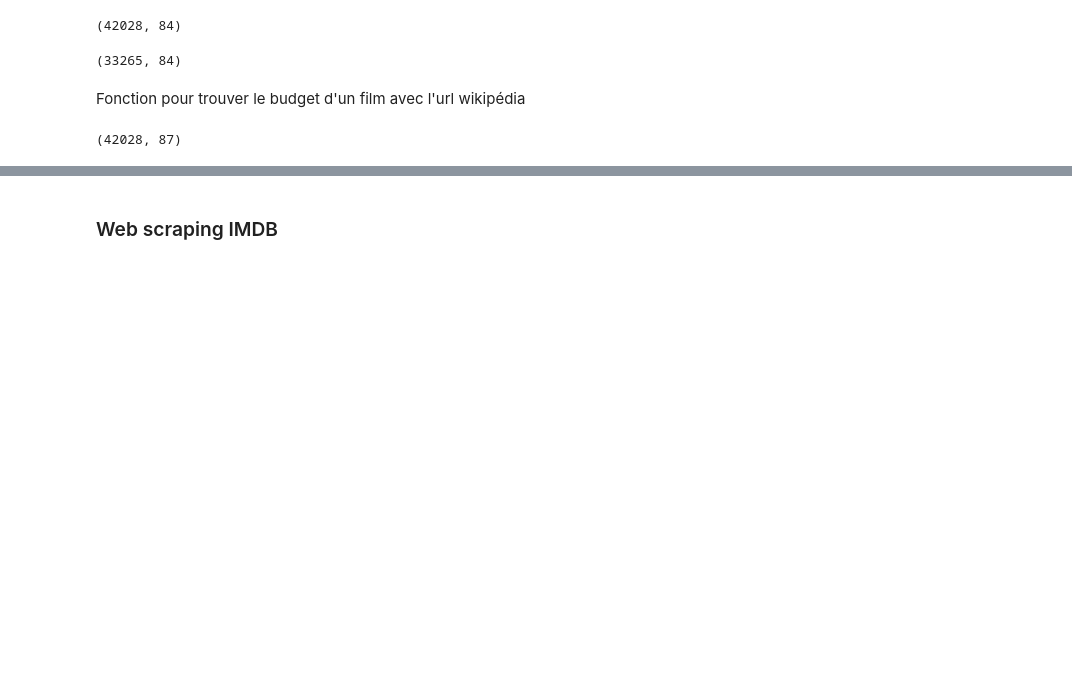
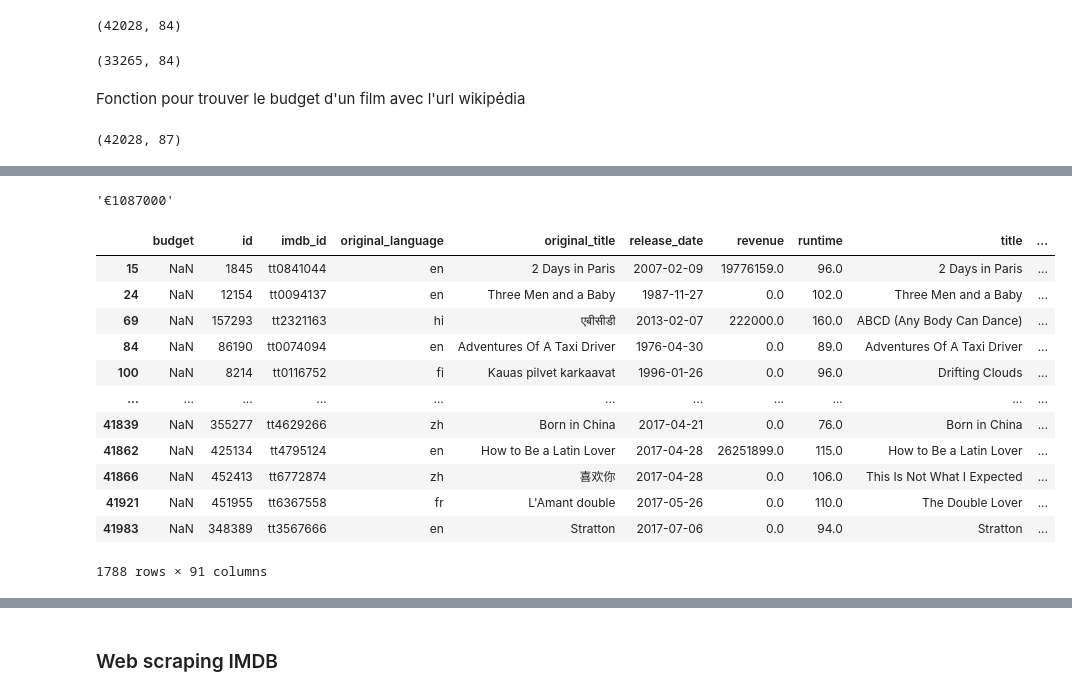
Before and after one commit to mlepennec-ensae/formation_cepe, a Jupyter notebook: Projet/donnees_projet.ipynb, the cells around one changed output, grey strips where cells are left out. Cells and saved outputs as stored; diff of their text form; code cells hidden in the pictures; blank space fills up the shorter version.

Commit message:
retraitement budget

```diff
--- a/Projet/donnees_projet.ipynb
+++ b/Projet/donnees_projet.ipynb
@@ -449,0 +519,59 @@ with fs.open(FILE_OUT_PATH, mode='w') as f_out:
+# %%
+df['budget_converti'][24000]
+# %% [output]
+'€1087000'
+# %%
+
+def convertir_crore(chaine):
+    if not isinstance(chaine, str):
+        return None
+
+    chaine = chaine.strip()
+
+    # ₹x crore
+    match_crore = re.match(r'^₹\s*([\d\.]+)\s*crore$', chaine, re.IGNORECASE)
+    if match_crore:
+        x = float(match_crore.group(1))
+        return str(x * 113000)
+
+    # ₹x million
+    match_million = re.match(r'^₹\s*([\d\.]+)\s*million$', chaine, re.IGNORECASE)
+    if match_million:
+        x = float(match_million.group(1))
+        return str(x * 0.011)
+
+    # Aucun format reconnu
+    return None
+
+df['budget_converti2'] = df['budget_converti'].apply(convertir_crore)
+df['budget_converti2'] = df['budget_converti2'].fillna(df["budget_converti"])
+# %%
+import pandas as pd
+
+def est_chaine_numerique(val):
+    if not isinstance(val, str):
+        return False
+    try:
+        float(val)
+        return True
+    except ValueError:
+        return False
+
+# Filtrer les lignes où 'budget' N'est PAS une chaîne numérique
+df_avec_budget=df[~df['budget_final'].isna()]
+df_filtré = df_avec_budget[~df_avec_budget['budget_converti2'].apply(est_chaine_numerique)]
+df_filtré
+# %% [output]
+|  | budget | id | imdb_id | original_language | original_title | release_date | revenue | runtime | title | ... |
+| 15 | NaN | 1845 | tt0841044 | en | 2 Days in Paris | 2007-02-09 | 19776159.0 | 96.0 | 2 Days in Paris | ... |
+| 24 | NaN | 12154 | tt0094137 | en | Three Men and a Baby | 1987-11-27 | 0.0 | 102.0 | Three Men and a Baby | ... |
+| 69 | NaN | 157293 | tt2321163 | hi | एबीसीडी | 2013-02-07 | 222000.0 | 160.0 | ABCD (Any Body Can Dance) | ... |
+| 84 | NaN | 86190 | tt0074094 | en | Adventures Of A Taxi Driver | 1976-04-30 | 0.0 | 89.0 | Adventures Of A Taxi Driver | ... |
+| 100 | NaN | 8214 | tt0116752 | fi | Kauas pilvet karkaavat | 1996-01-26 | 0.0 | 96.0 | Drifting Clouds | ... |
+| ... | ... | ... | ... | ... | ... | ... | ... | ... | ... | ... |
+| 41839 | NaN | 355277 | tt4629266 | zh | Born in China | 2017-04-21 | 0.0 | 76.0 | Born in China | ... |
+| 41862 | NaN | 425134 | tt4795124 | en | How to Be a Latin Lover | 2017-04-28 | 26251899.0 | 115.0 | How to Be a Latin Lover | ... |
+| 41866 | NaN | 452413 | tt6772874 | zh | 喜欢你 | 2017-04-28 | 0.0 | 106.0 | This Is Not What I Expected | ... |
+| 41921 | NaN | 451955 | tt6367558 | fr | L'Amant double | 2017-05-26 | 0.0 | 110.0 | The Double Lover | ... |
+| 41983 | NaN | 348389 | tt3567666 | en | Stratton | 2017-07-06 | 0.0 | 94.0 | Stratton | ... |
+1788 rows × 91 columns
```
Also changed, not shown: parts of 5 cells of this notebook.
